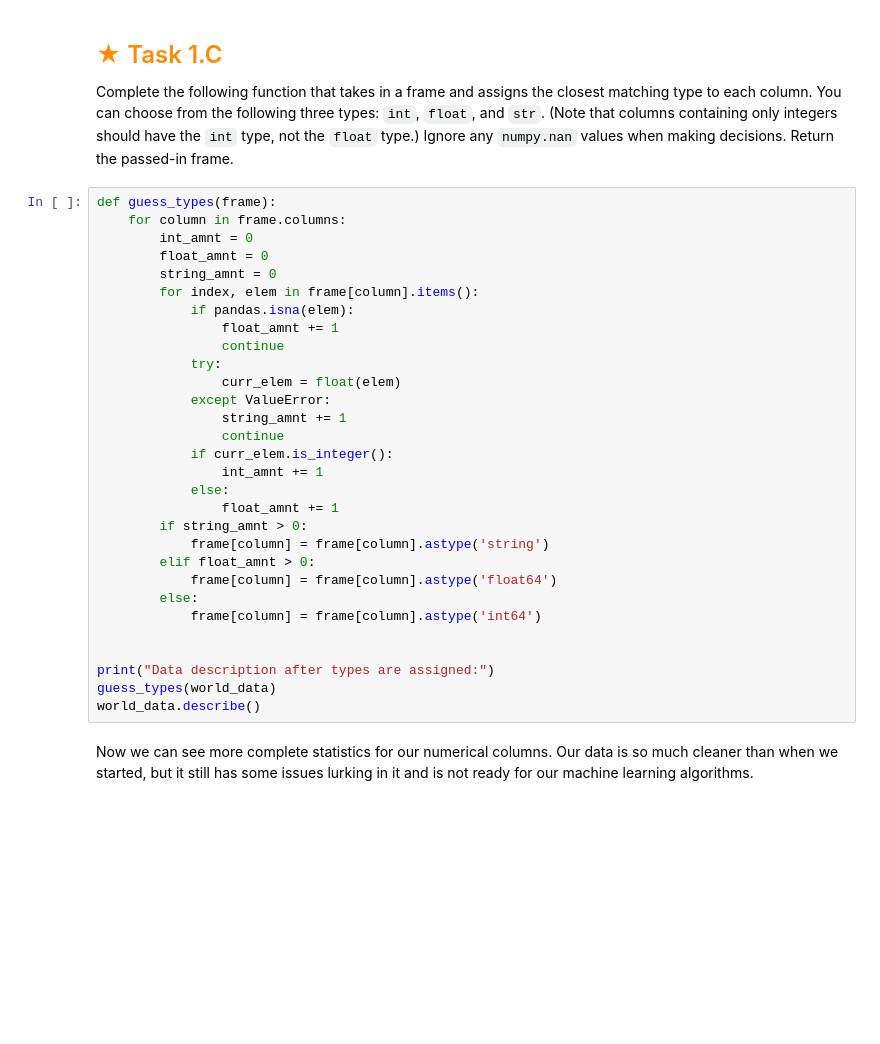
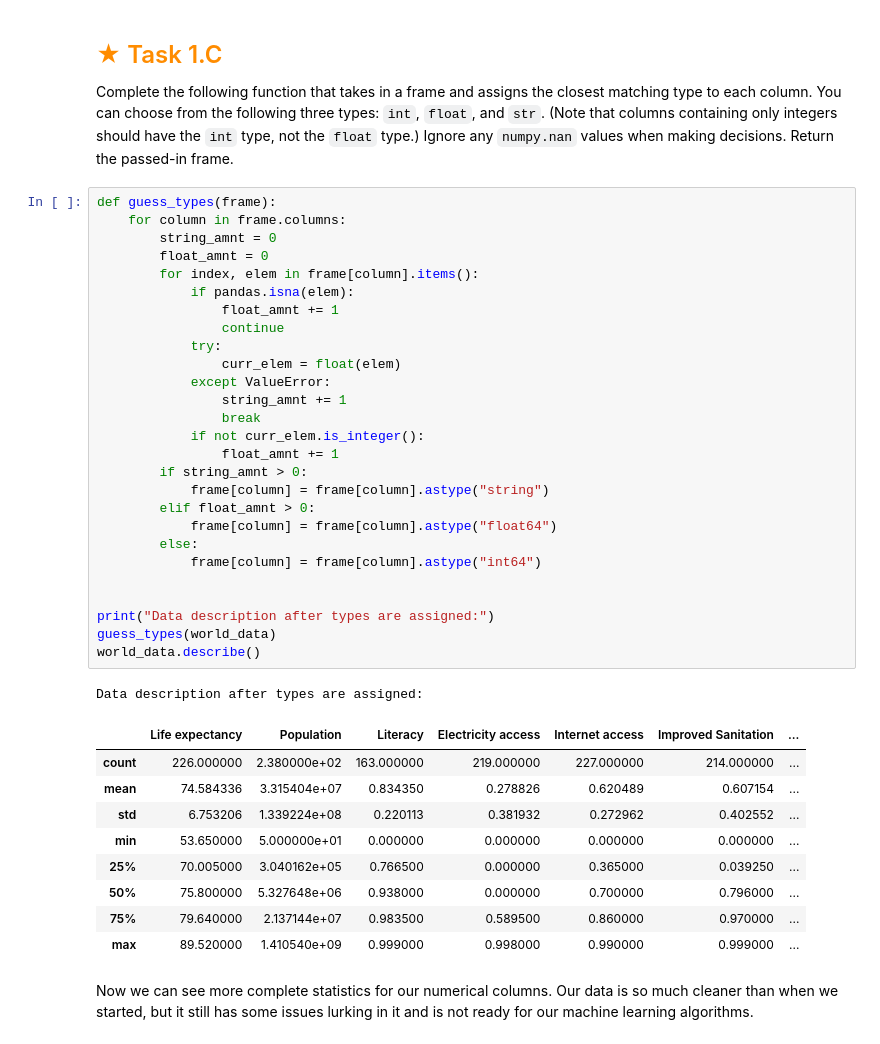
Before and after one commit to acrmine/HO3, a Jupyter notebook: assignment.ipynb, the cells around one changed output. Drawn from its saved outputs; the diff is of its cells as text; blank space fills up the shorter version.

```diff
--- a/assignment.ipynb
+++ b/assignment.ipynb
@@ -239,33 +283,41 @@ Return the passed-in frame.
 # %%
 def guess_types(frame):
     for column in frame.columns:
-        int_amnt = 0
+        string_amnt = 0
         float_amnt = 0
-        string_amnt = 0
         for index, elem in frame[column].items():
             if pandas.isna(elem):
                 float_amnt += 1
                 continue
             try:
                 curr_elem = float(elem)
             except ValueError:
                 string_amnt += 1
-                continue
-            if curr_elem.is_integer():
-                int_amnt += 1
-            else:
+                break
+            if not curr_elem.is_integer():
                 float_amnt += 1
         if string_amnt > 0:
-            frame[column] = frame[column].astype('string')
+            frame[column] = frame[column].astype("string")
         elif float_amnt > 0:
-            frame[column] = frame[column].astype('float64')
+            frame[column] = frame[column].astype("float64")
         else:
-            frame[column] = frame[column].astype('int64')
+            frame[column] = frame[column].astype("int64")
 
 
 print("Data description after types are assigned:")
 guess_types(world_data)
 world_data.describe()
+# %% [output]
+Data description after types are assigned:
+|  | Life expectancy | Population | Literacy | Electricity access | Internet access | Improved Sanitation | ... |
+| count | 226.000000 | 2.380000e+02 | 163.000000 | 219.000000 | 227.000000 | 214.000000 | ... |
+| mean | 74.584336 | 3.315404e+07 | 0.834350 | 0.278826 | 0.620489 | 0.607154 | ... |
+| std | 6.753206 | 1.339224e+08 | 0.220113 | 0.381932 | 0.272962 | 0.402552 | ... |
+| min | 53.650000 | 5.000000e+01 | 0.000000 | 0.000000 | 0.000000 | 0.000000 | ... |
+| 25% | 70.005000 | 3.040162e+05 | 0.766500 | 0.000000 | 0.365000 | 0.039250 | ... |
+| 50% | 75.800000 | 5.327648e+06 | 0.938000 | 0.000000 | 0.700000 | 0.796000 | ... |
+| 75% | 79.640000 | 2.137144e+07 | 0.983500 | 0.589500 | 0.860000 | 0.970000 | ... |
+| max | 89.520000 | 1.410540e+09 | 0.999000 | 0.998000 | 0.990000 | 0.999000 | ... |
 # %% [markdown]
 Now we can see more complete statistics for our numerical columns.
 Our data is so much cleaner than when we started,
```
Also changed, not shown: parts of 5 cells of this notebook.
